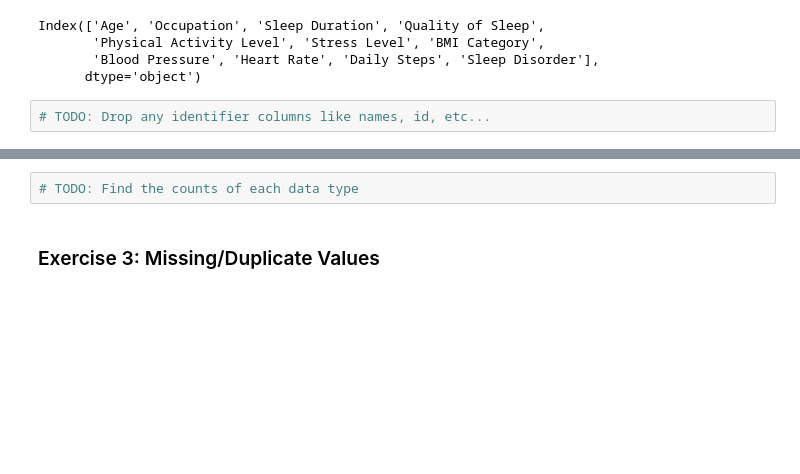
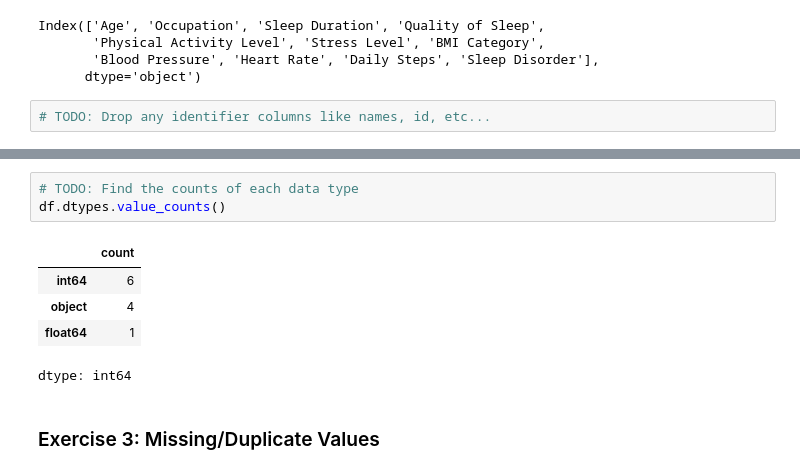
Before and after one commit to AnikaRanjan/MDST, a Jupyter notebook: week1.ipynb, the cells around one changed output, grey strips where cells are left out. Drawn from its saved outputs; the diff is of its cells as text; blank space fills up the shorter version.

```diff
--- a/week1.ipynb
+++ b/week1.ipynb
@@ -92,5 +107,12 @@ Index(['Age', 'Occupation', 'Sleep Duration', 'Quality of Sleep',
 # %%
 # TODO: Find the counts of each data type
+df.dtypes.value_counts()
+# %% [output]
+|  | count |
+| int64 | 6 |
+| object | 4 |
+| float64 | 1 |
+dtype: int64
 # %% [markdown]
 ### Exercise 3: Missing/Duplicate Values
 # %%
```
Also changed, not shown: parts of 1 cell of this notebook.
